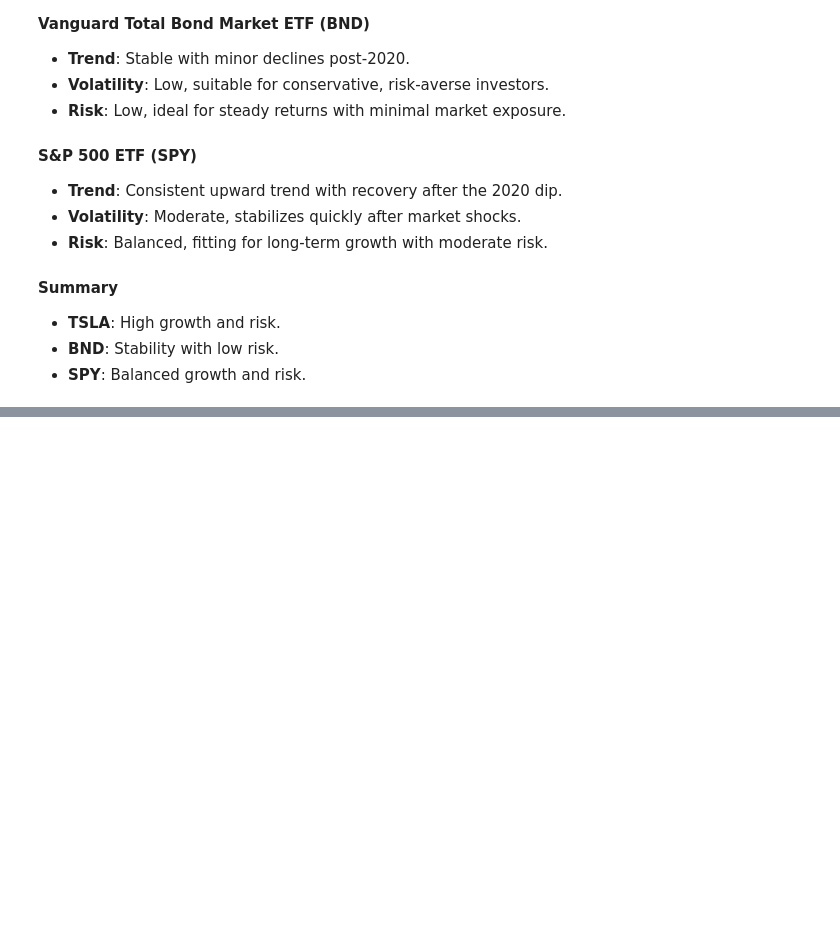
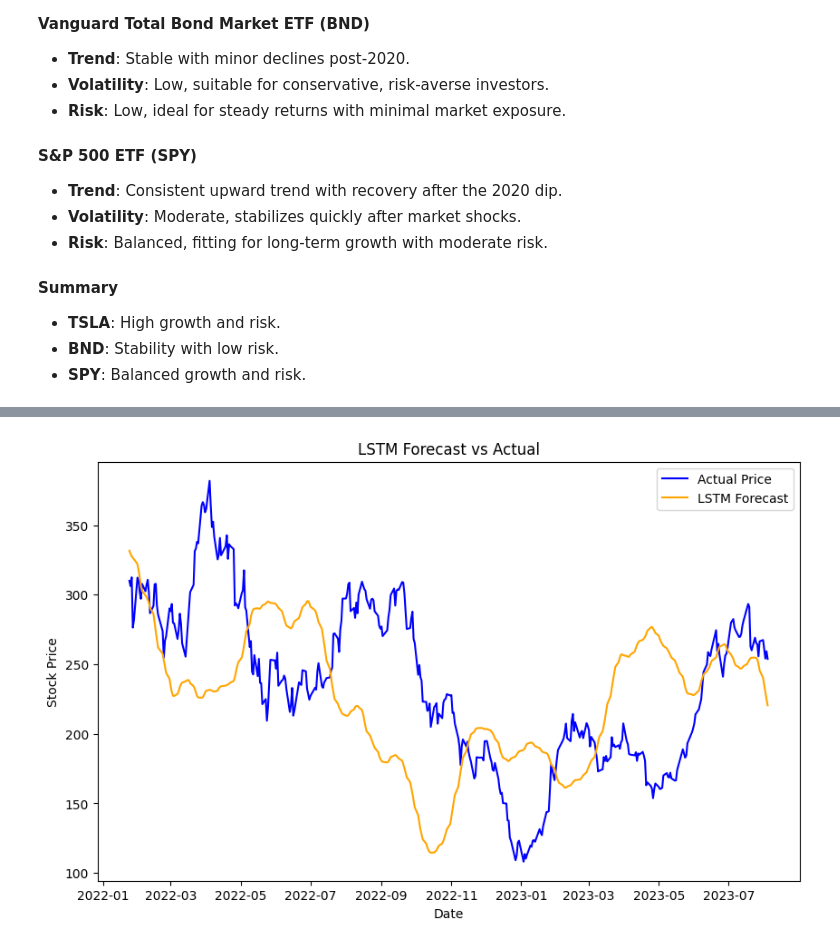
Before and after one commit to yerosan/portfolio-forecasting, a Jupyter notebook: notebooks/EDA.ipynb, the cells around one changed output, grey strips where cells are left out. Cells and saved outputs as stored; diff of their text form; code cells hidden in the pictures; blank space fills up the shorter version.

```diff
--- a/notebooks/EDA.ipynb
+++ b/notebooks/EDA.ipynb
@@ -116,0 +121,5 @@ explorer.decompose_time_series(cleaned_data)
+# %%
+for ticker,df in cleaned_data.items():
+    df=pd.DataFrame(df)
+    df
+    break
@@ -116,0 +145,8 @@ explorer.decompose_time_series(cleaned_data)
+# %%
+# Instantiate and run forecasting
+forecasting_model = ForecastingModel(df)
+lstm_results, y_test_original, model = forecasting_model.lstm_forecasting()
+
+# Evaluate forecast
+evaluation = forecasting_model.evaluate_forecast(y_test_original, lstm_results)
+print(evaluation)
@@ -116,0 +172,8 @@ explorer.decompose_time_series(cleaned_data)
+# %%
+data=df["Close"]
+# Initialize model
+forecasting_model = ForecastingModel(df)
+# %%
+forecasting_model.plot_forecast(lstm_results,"LSTM")
+# %% [output]
+[figure, added]
```
Also changed, not shown: parts of 9 cells of this notebook, 3 other files.
